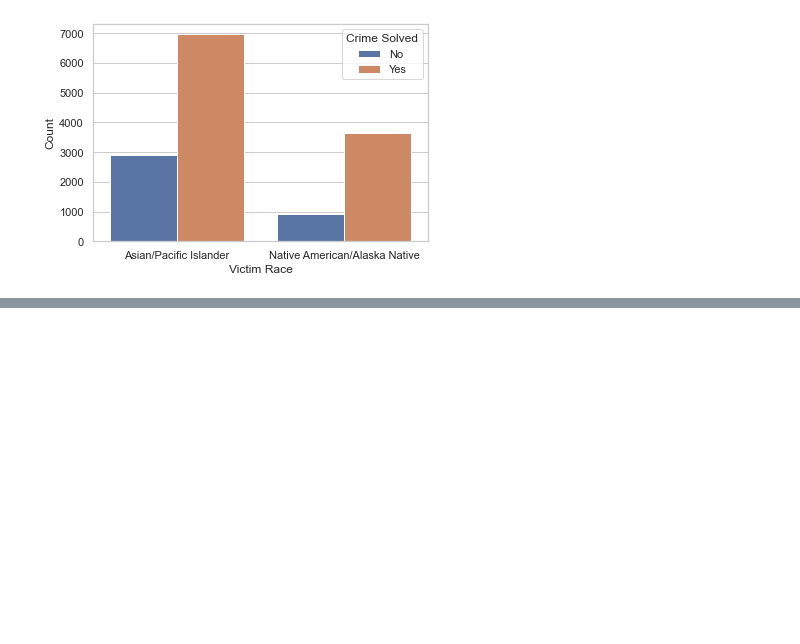
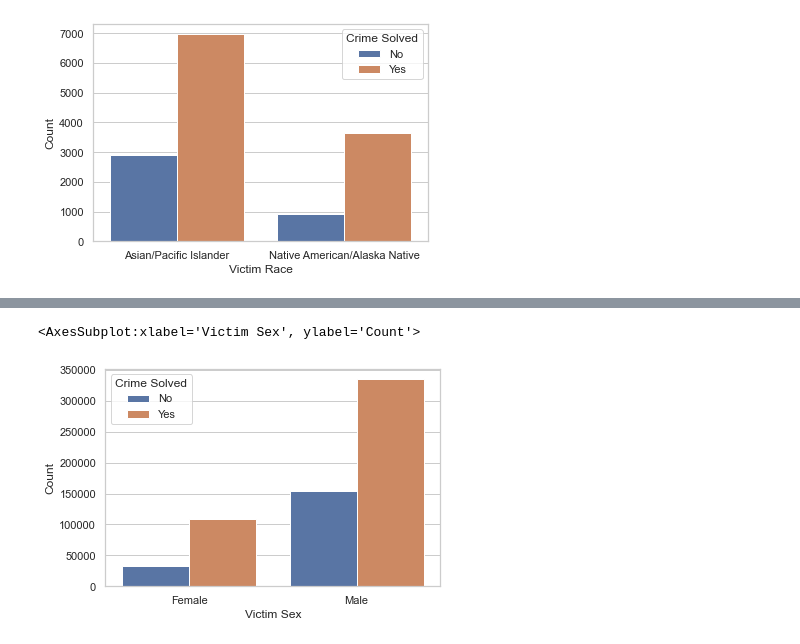
Before and after one commit to ubco-W2020WT1-data301/course-project-group_6005, a Jupyter notebook: analysis/submitted/Milestone 2.ipynb, the cells around one changed output, grey strips where cells are left out. Cells and saved outputs as stored; diff of their text form; code cells hidden in the pictures; blank space fills up the shorter version.

```diff
--- a/analysis/submitted/Milestone 2.ipynb
+++ b/analysis/submitted/Milestone 2.ipynb
@@ -52,0 +65,3 @@ Some hand calculations result in the following values for percentage solved:
+# %%
+df2 = gender_analysis(df)
+df2
@@ -52,0 +74,5 @@ Some hand calculations result in the following values for percentage solved:
+# %%
+sns.barplot(data=df2,y='Count',x='Victim Sex', hue = 'Crime Solved')
+# %% [output]
+<AxesSubplot:xlabel='Victim Sex', ylabel='Count'>
+[figure, added]
```
Also changed, not shown: parts of 5 cells of this notebook, 1 other file.
